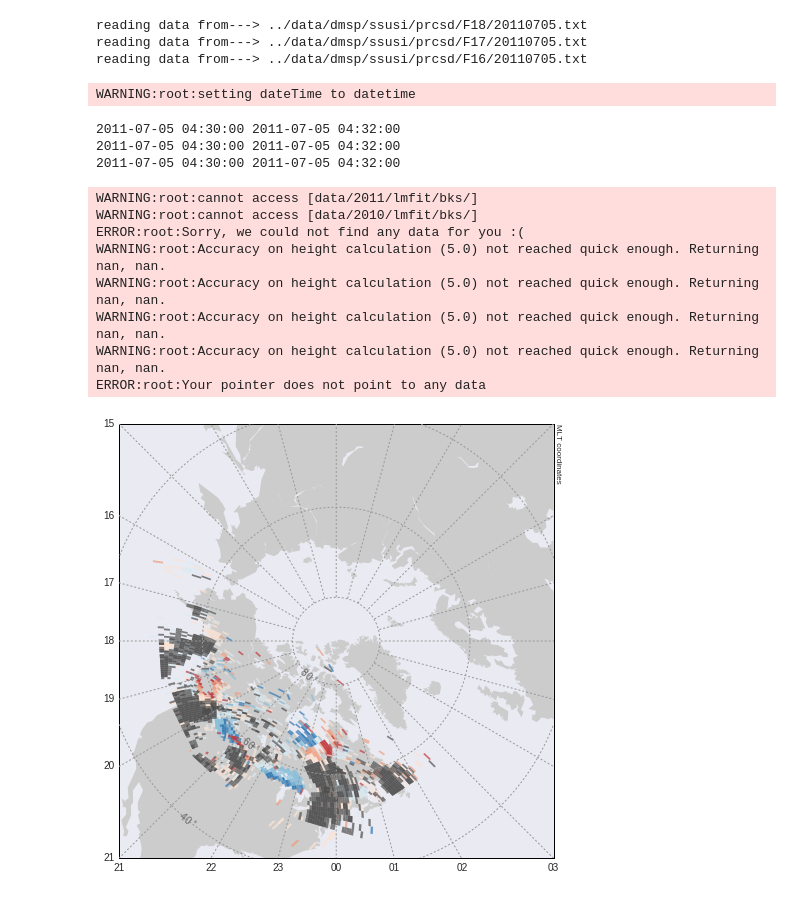
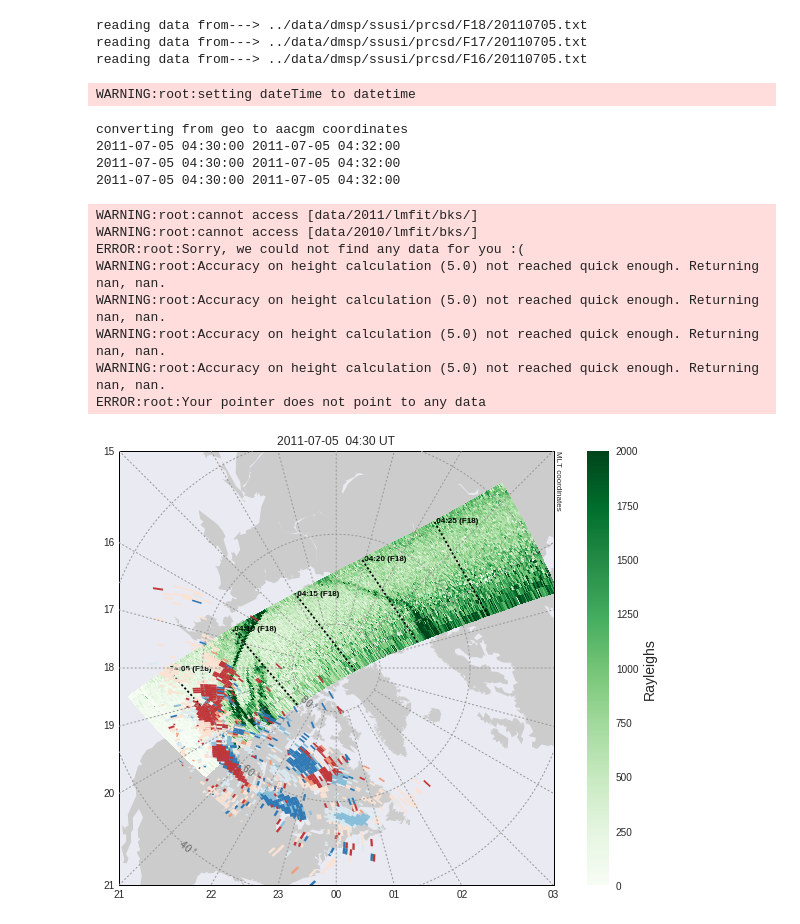
Before and after one commit to bharatreddy/scwsaps, a Jupyter notebook: ipy/anlyz-20110705.ipynb, the cells around one changed output. Cells and saved outputs as stored; diff of their text form; code cells hidden in the pictures.

Commit message:
ssusi sd

```diff
--- a/ipy/anlyz-20110705.ipynb
+++ b/ipy/anlyz-20110705.ipynb
@@ -40,7 +40,7 @@ selBeam = 9
 sapsMlatRange = [ 50., 62. ]#[ 56., 60. ]
 sapsVelCutoff = 50.
 sapsNpointsCutoff = 50 # per radar per beam
-velScale = [ -500, 500 ]
+velScale = [ -300, 300 ]
 # SSUSI plot variables
 ssusiDir = "../data/dmsp/ssusi/prcsd/" # Make sure you have this dir or create it
 ssusiTime = datetime.datetime( 2011, 7, 5, 4, 30 )
@@ -69,34 +69,35 @@ reading data from---> ../data/dmsp/ssusi/prcsd/F16/20110705.txt
 # %%
 
 # PLOT DATA
 fig = plt.figure(figsize=(12, 8))
 ax = fig.add_subplot(1,1,1)
 m = utils.plotUtils.mapObj(boundinglat=40., coords=coords,\
                            lat_0=90., lon_0=0, datetime=sapsTime)
 #Overlay SSUSI data
-# ssObj.overlay_sat_data( fDict, m, ax, satList=satList,\
-#          inpTime=ssusiTime, vmin=0., vmax=2000.,\
-#             autoScale=False, coords=coords,alpha=1. )
+ssObj.overlay_sat_data( fDict, m, ax, satList=satList,\
+         inpTime=ssusiTime, vmin=0., vmax=2000.,\
+            autoScale=False, coords=coords,alpha=1. )
 # Overlay SD data
 velSeaMap = ListedColormap( sns.color_palette("RdBu") )
 obj = sd_scan_muh.sdvel_on_map(m, ax, sapsRadList, sapsTime)
-obj.overlay_raw_data(param="velocity",
-                     gsct=1, fill=True,
-                     velscl=4000., vel_lim=velScale,
-                     zorder=4,alpha=0.7, cmap=velSeaMap)
+colNorm = Normalize( vmin=velScale[0], vmax=velScale[1] )
+obj.overlay_raw_data(param="velocity", gsct=1,\
+                     fill=True, vel_lim=velScale,\
+                     zorder=9, cmap=velSeaMap, norm=colNorm)
 
 fig.savefig("../plots/sd-ssusi-" + sapsTime.strftime("%Y%m%d") + ".pdf" ,bbox_inches='tight')
 # %% [output]
 WARNING:root:setting dateTime to datetime
+converting from geo to aacgm coordinates
 2011-07-05 04:30:00 2011-07-05 04:32:00
 2011-07-05 04:30:00 2011-07-05 04:32:00
 2011-07-05 04:30:00 2011-07-05 04:32:00
 WARNING:root:cannot access [data/2011/lmfit/bks/]
 WARNING:root:cannot access [data/2010/lmfit/bks/]
 ERROR:root:Sorry, we could not find any data for you :(
 WARNING:root:Accuracy on height calculation (5.0) not reached quick enough. Returning nan, nan.
 WARNING:root:Accuracy on height calculation (5.0) not reached quick enough. Returning nan, nan.
 WARNING:root:Accuracy on height calculation (5.0) not reached quick enough. Returning nan, nan.
 WARNING:root:Accuracy on height calculation (5.0) not reached quick enough. Returning nan, nan.
 ERROR:root:Your pointer does not point to any data
-[figure, old version]
+[figure, new version]
```
Also changed, not shown: 2 other files.
